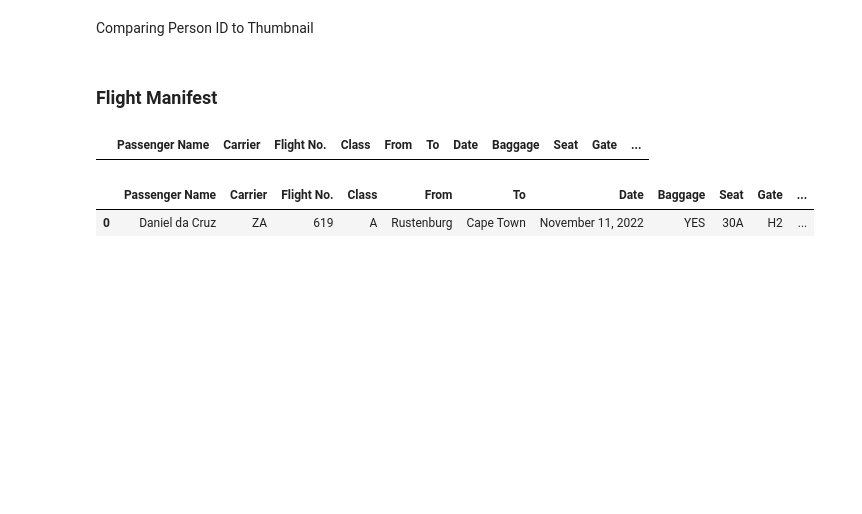
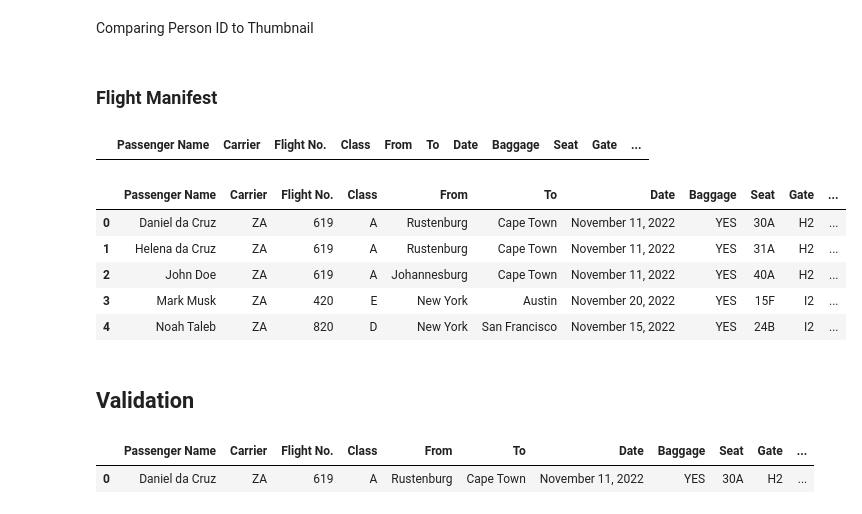
Before and after one commit to Danieldacruz7/Automated-Passenger-Boarding-Desk, a Jupyter notebook: main.ipynb, the cells around one changed output. Saved outputs shown, nothing was run; the diff lists cells and outputs as text; code cells hidden in the pictures; blank space fills up the shorter version.

Commit message:
Flight manifest updated.

```diff
--- a/main.ipynb
+++ b/main.ipynb
@@ -341,7 +341,25 @@ flight_info_of_daniel_da_cruz = {
     "BoardingPassValidation": False
 }
 
-
+flight_info_of_helena_da_cruz = {
+    "Passenger Name": "Helena da Cruz",
+    "Carrier": "ZA",
+    "Flight No.": 619,
+    "Class": "A",
+    "From": "Rustenburg",
+    "To": "Cape Town",
+    "Date": "November 11, 2022",
+    "Baggage": "YES",
+    "Seat": "31A",
+    "Gate": "H2",
+    "Boarding Time": "11:00 PM CAT",
+    "Ticket No.": "ETK-737268572620C",
+    "DoB Validation": False,
+    "PersonValidation": False,
+    "LuggageValidation": False,
+    "NameValidation": False,
+    "BoardingPassValidation": False
+}
 
 flight_info_of_john_doe = {
     "Passenger Name": "John Doe",
@@ -401,5 +419,7 @@ flight_info_of_noah_taleb = {
     "NameValidation": False,
     "BoardingPassValidation": False
 }
+
+flight_manifest_list = [flight_info_of_daniel_da_cruz, flight_info_of_helena_da_cruz, flight_info_of_john_doe, flight_info_of_mark_musk, flight_info_of_noah_taleb]
 # %%
 import pandas as pd
@@ -409,7 +428,17 @@ flight_manifest
 # %% [output]
 |  | Passenger Name | Carrier | Flight No. | Class | From | To | Date | Baggage | Seat | Gate | ... |
 # %%
-flight_manifest.append(flight_info_of_daniel_da_cruz, ignore_index=True)
+flight_manifest = flight_manifest.append(flight_info_of_daniel_da_cruz, ignore_index=True)
-# %% [output]
-|  | Passenger Name | Carrier | Flight No. | Class | From | To | Date | Baggage | Seat | Gate | ... |
-| 0 | Daniel da Cruz | ZA | 619 | A | Rustenburg | Cape Town | November 11, 2022 | YES | 30A | H2 | ... |
+# %%
+for i in flight_manifest_list:
+    flight_manifest = flight_manifest.append(i, ignore_index=True)
+flight_manifest
+# %% [output]
+|  | Passenger Name | Carrier | Flight No. | Class | From | To | Date | Baggage | Seat | Gate | ... |
+| 0 | Daniel da Cruz | ZA | 619 | A | Rustenburg | Cape Town | November 11, 2022 | YES | 30A | H2 | ... |
+| 1 | Helena da Cruz | ZA | 619 | A | Rustenburg | Cape Town | November 11, 2022 | YES | 31A | H2 | ... |
+| 2 | John Doe | ZA | 619 | A | Johannesburg | Cape Town | November 11, 2022 | YES | 40A | H2 | ... |
+| 3 | Mark Musk | ZA | 420 | E | New York | Austin | November 20, 2022 | YES | 15F | I2 | ... |
+| 4 | Noah Taleb | ZA | 820 | D | New York | San Francisco | November 15, 2022 | YES | 24B | I2 | ... |
+# %% [markdown]
+## Validation
@@ -415,0 +472,5 @@ flight_manifest.append(flight_info_of_daniel_da_cruz, ignore_index=True)
+# %%
+flight_manifest
+# %% [output]
+|  | Passenger Name | Carrier | Flight No. | Class | From | To | Date | Baggage | Seat | Gate | ... |
+| 0 | Daniel da Cruz | ZA | 619 | A | Rustenburg | Cape Town | November 11, 2022 | YES | 30A | H2 | ... |
```
Also changed, not shown: parts of 2 cells of this notebook.
